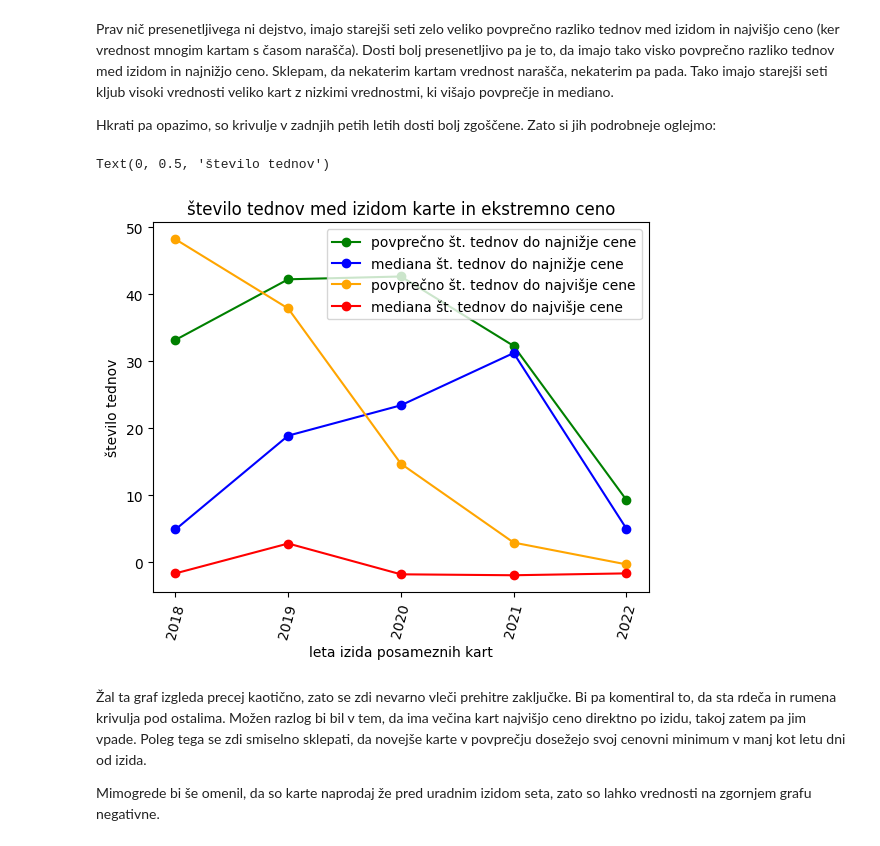
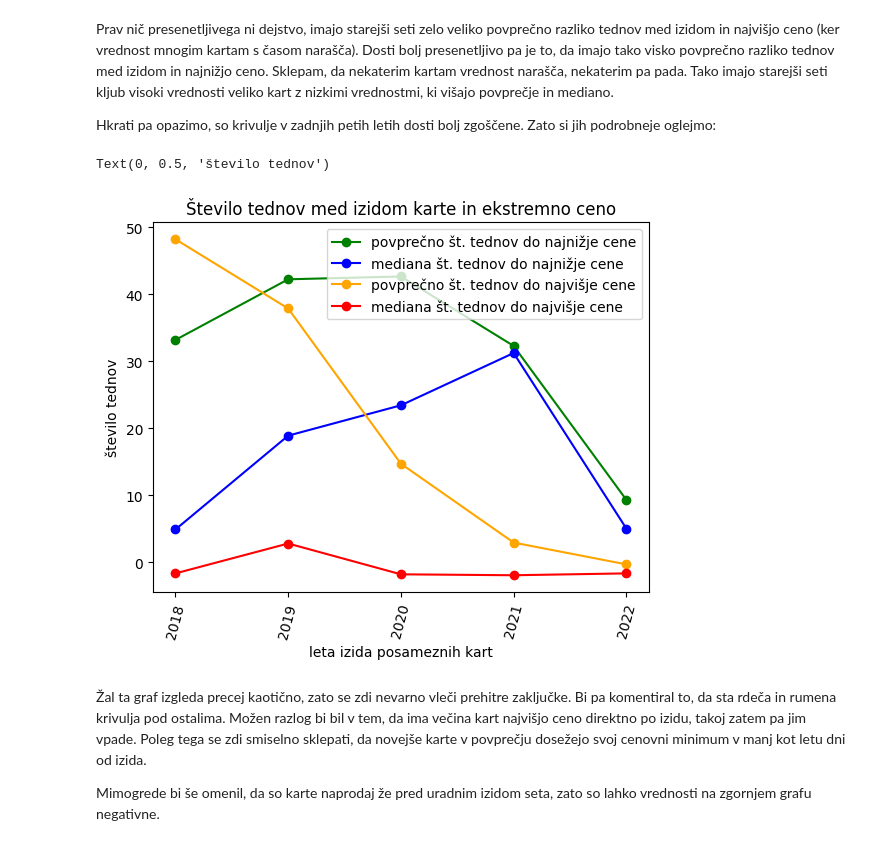
Before and after one commit to MightyOwler/Analiza-podatkov, a Jupyter notebook: AnalizaPodatkov.ipynb, the cells around one changed output. Saved outputs shown, nothing was run; the diff lists cells and outputs as text; code cells hidden in the pictures.

```diff
--- a/AnalizaPodatkov.ipynb
+++ b/AnalizaPodatkov.ipynb
@@ -287,22 +273,22 @@ Hkrati pa opazimo, so krivulje v zadnjih petih letih dosti bolj zgoščene. Zato
 # %%
 x = grupa_setov_po_letih["razlika_low"].median().index[-5:]
 y1 = grupa_setov_po_letih["razlika_low"].mean()[-5:]
 y2 = grupa_setov_po_letih["razlika_low"].median()[-5:]
 y3 = grupa_setov_po_letih["razlika_high"].mean()[-5:]
 y4 = grupa_setov_po_letih["razlika_high"].median()[-5:]
 
 plt.plot(x, y1, "-o", label = 'povprečno št. tednov do najnižje cene', color='green')
 plt.plot(x, y2, "-o",label = 'mediana št. tednov do najnižje cene', color='blue')
 plt.plot(x, y3, "-o",label = 'povprečno št. tednov do najvišje cene', color='orange')
 plt.plot(x, y4, "-o",label = 'mediana št. tednov do najvišje cene', color='red')
 plt.xticks(rotation=75)
 plt.legend()
-plt.title('število tednov med izidom karte in ekstremno ceno')
+plt.title('Število tednov med izidom karte in ekstremno ceno')
 plt.xlabel('leta izida posameznih kart')
 plt.ylabel('število tednov')
 # %% [output]
 Text(0, 0.5, 'število tednov')
-[figure, old version]
+[figure, new version]
 # %% [markdown]
 Žal ta graf izgleda precej kaotično, zato se zdi nevarno vleči prehitre zaključke. Bi pa komentiral to, da sta rdeča in rumena krivulja pod ostalima. Možen razlog bi bil v tem, da ima večina kart najvišjo ceno direktno po izidu, takoj zatem pa jim vpade. Poleg tega se zdi smiselno sklepati, da novejše karte v povprečju dosežejo svoj cenovni minimum v manj kot letu dni od izida.
 
```
Also changed, not shown: parts of 8 cells of this notebook, 2 other files.
